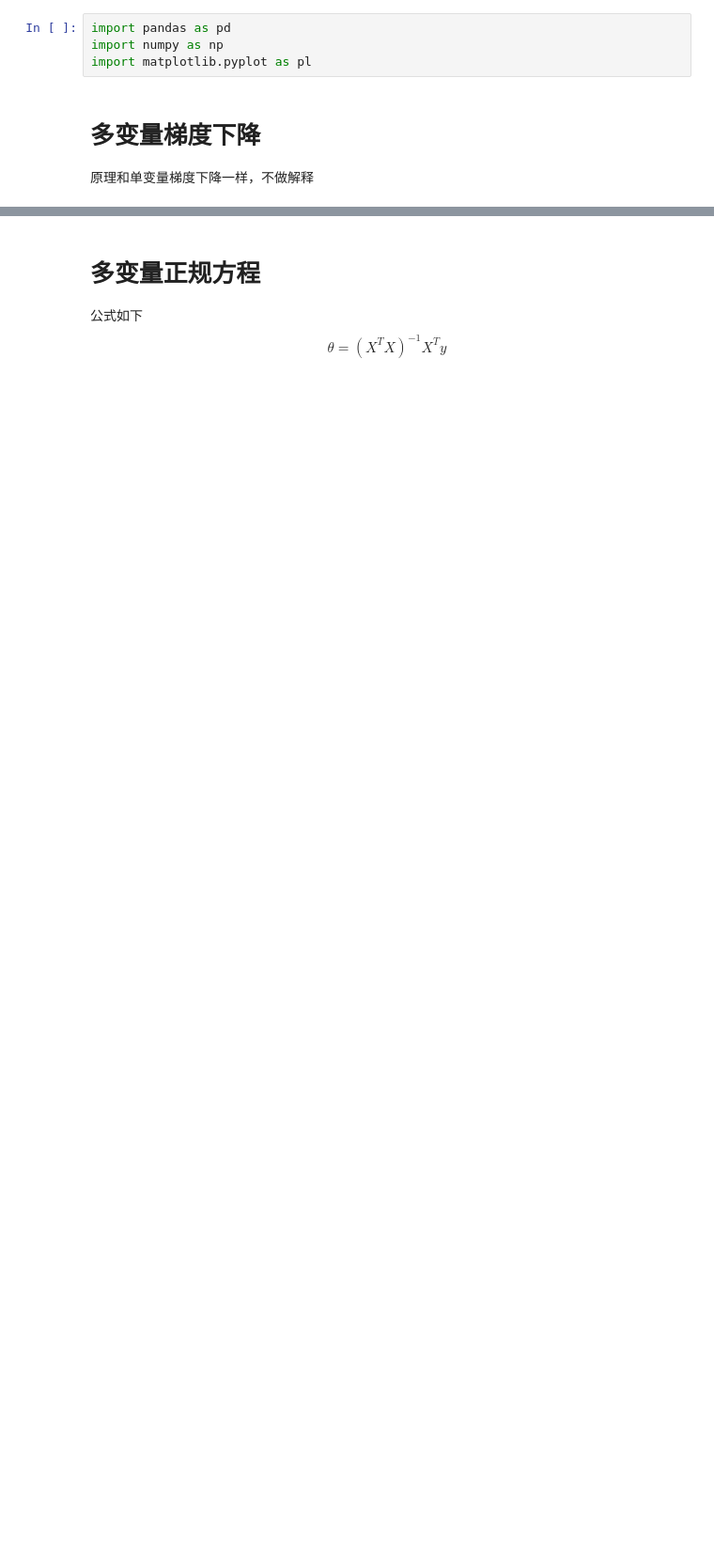
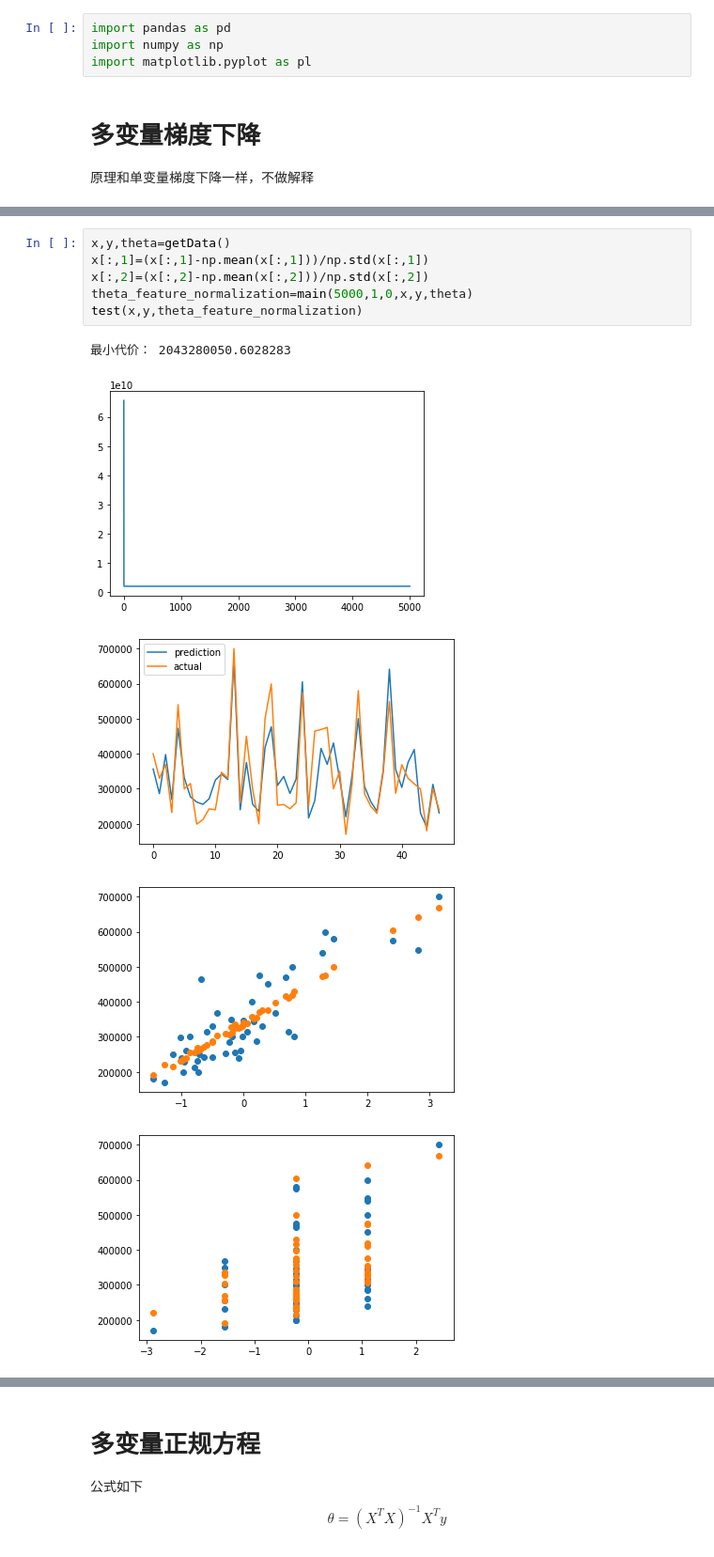
Before and after one commit to keptupp/MachineClass, a Jupyter notebook: exercise_2/mycode.ipynb, the cells around one changed output, grey strips where cells are left out. Shown at 94% size. Saved outputs shown, nothing was run; the diff lists cells and outputs as text; blank space fills up the shorter version.

```diff
--- a/exercise_2/mycode.ipynb
+++ b/exercise_2/mycode.ipynb
@@ -63,0 +94,12 @@ test(x1,y1,theta1)
+# %%
+x,y,theta=getData()
+x[:,1]=(x[:,1]-np.mean(x[:,1]))/np.std(x[:,1])
+x[:,2]=(x[:,2]-np.mean(x[:,2]))/np.std(x[:,2])
+theta_feature_normalization=main(5000,1,0,x,y,theta)
+test(x,y,theta_feature_normalization)
+# %% [output]
+最小代价： 2043280050.6028283
+[figure, added]
+[figure, added]
+[figure, added]
+[figure, added]
```
Also changed, not shown: parts of 23 cells of this notebook, 6 other files.
